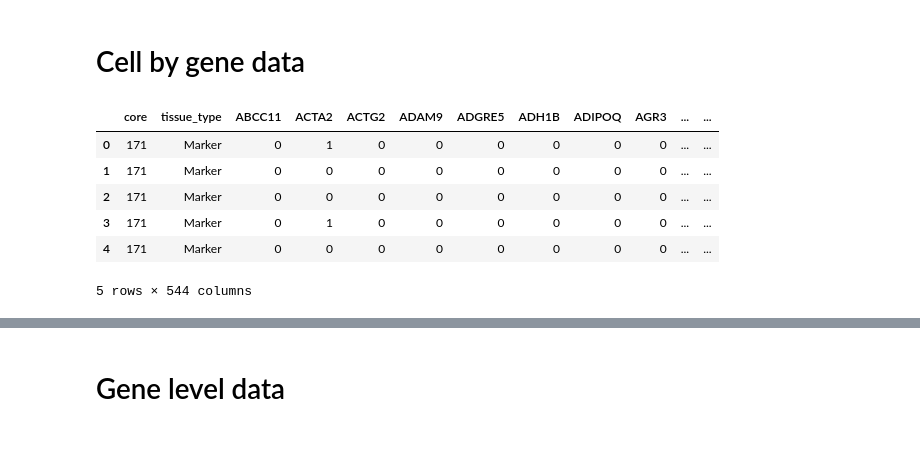
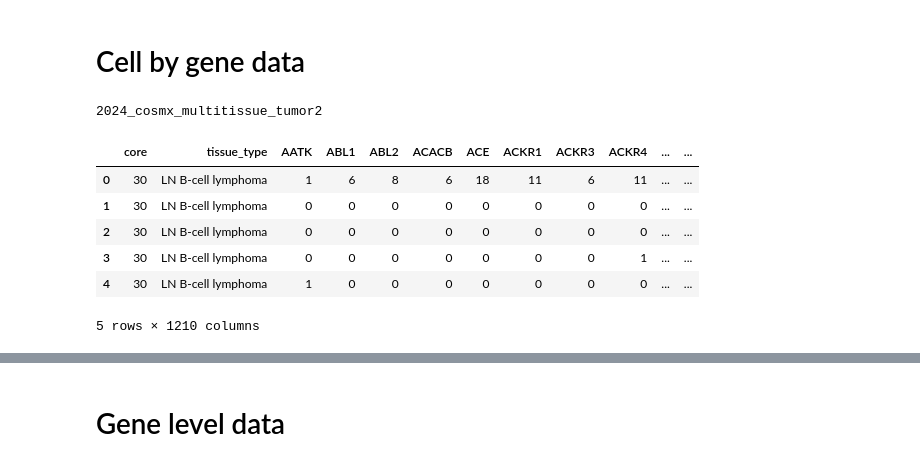
Before and after one commit to broadinstitute/ist_benchmarking, a Jupyter notebook: 00_setup_and_data_example.ipynb, the cells around one changed output, grey strips where cells are left out. Cells and saved outputs as stored; diff of their text form; code cells hidden in the pictures.

```diff
--- a/00_setup_and_data_example.ipynb
+++ b/00_setup_and_data_example.ipynb
@@ -88,14 +88,18 @@ plt.show()
 # %% [markdown]
 # Cell by gene data
 # %%
+sample = SAMPLES[-1]
+print (sample)
+
 df = pd.read_parquet(f'{wd}/data/cell_by_gene_csv/{sample}_cell_by_gene.parquet.gzip', engine='pyarrow')
 df = df.reset_index(drop=True)
 df.head()
 # %% [output]
+2024_cosmx_multitissue_tumor2
-|  | core | tissue_type | ABCC11 | ACTA2 | ACTG2 | ADAM9 | ADGRE5 | ADH1B | ADIPOQ | AGR3 | ... | ... |
-| 0 | 171 | Marker | 0 | 1 | 0 | 0 | 0 | 0 | 0 | 0 | ... | ... |
-| 1 | 171 | Marker | 0 | 0 | 0 | 0 | 0 | 0 | 0 | 0 | ... | ... |
-| 2 | 171 | Marker | 0 | 0 | 0 | 0 | 0 | 0 | 0 | 0 | ... | ... |
-| 3 | 171 | Marker | 0 | 1 | 0 | 0 | 0 | 0 | 0 | 0 | ... | ... |
-| 4 | 171 | Marker | 0 | 0 | 0 | 0 | 0 | 0 | 0 | 0 | ... | ... |
+|  | core | tissue_type | AATK | ABL1 | ABL2 | ACACB | ACE | ACKR1 | ACKR3 | ACKR4 | ... | ... |
+| 0 | 30 | LN B-cell lymphoma | 1 | 6 | 8 | 6 | 18 | 11 | 6 | 11 | ... | ... |
+| 1 | 30 | LN B-cell lymphoma | 0 | 0 | 0 | 0 | 0 | 0 | 0 | 0 | ... | ... |
+| 2 | 30 | LN B-cell lymphoma | 0 | 0 | 0 | 0 | 0 | 0 | 0 | 0 | ... | ... |
+| 3 | 30 | LN B-cell lymphoma | 0 | 0 | 0 | 0 | 0 | 0 | 0 | 1 | ... | ... |
+| 4 | 30 | LN B-cell lymphoma | 1 | 0 | 0 | 0 | 0 | 0 | 0 | 0 | ... | ... |
-5 rows × 544 columns
+5 rows × 1210 columns
```
Also changed, not shown: parts of 7 cells of this notebook, 1 other file.
